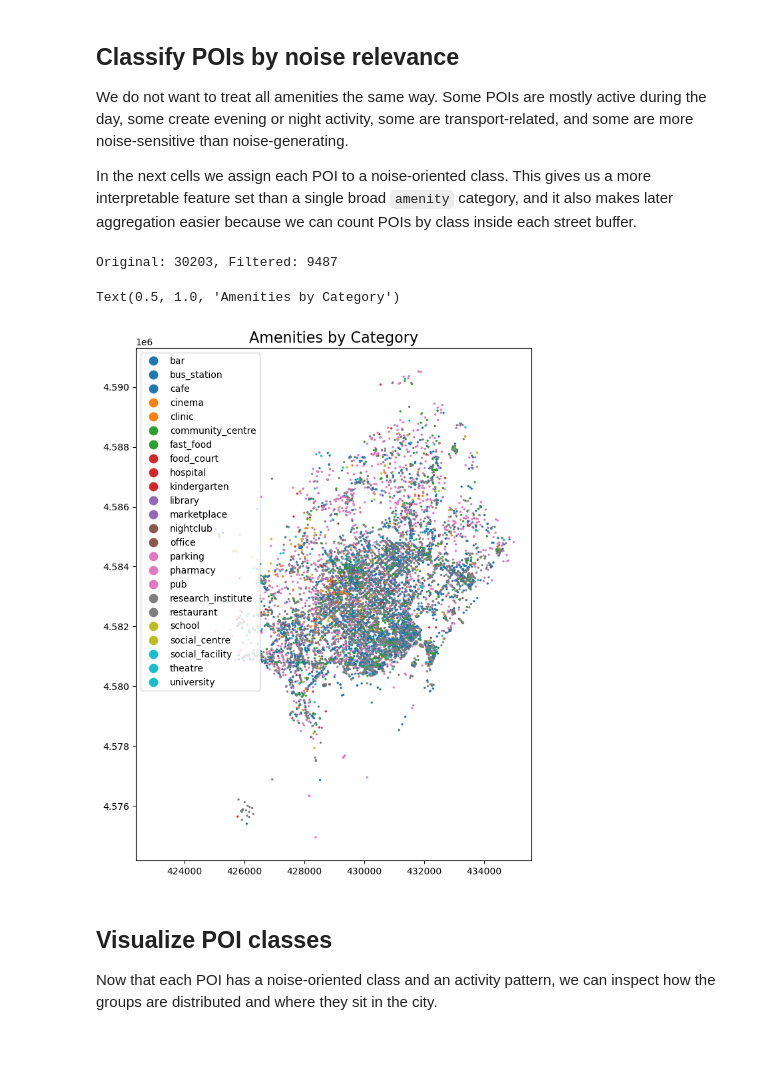
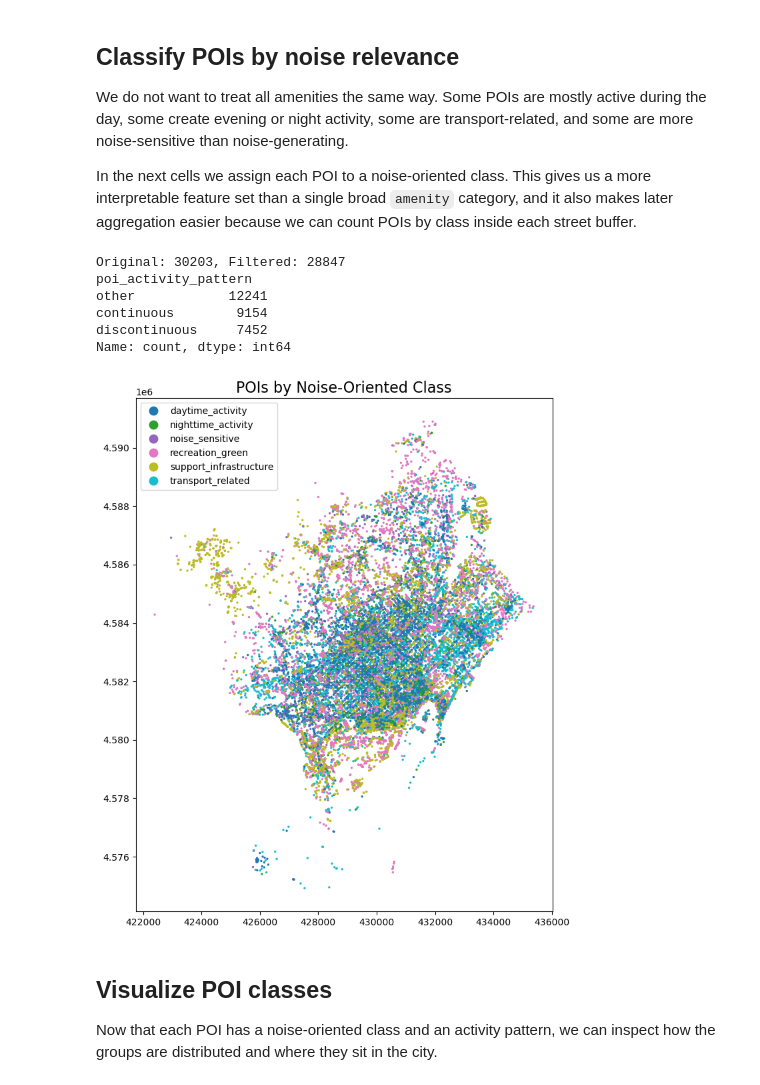
Before and after one commit to AndreaCutroni/ML-Noise-Prediction, a Jupyter notebook: notebooks/osm/OSM_points.ipynb, the cells around one changed output. Cells and saved outputs as stored; diff of their text form; code cells hidden in the pictures; blank space fills up the shorter version.

Commit message:
relocating other category items

```diff
--- a/notebooks/osm/OSM_points.ipynb
+++ b/notebooks/osm/OSM_points.ipynb
@@ -209,33 +380,25 @@ We do not want to treat all amenities the same way. Some POIs are mostly active
 
 In the next cells we assign each POI to a noise-oriented class. This gives us a more interpretable feature set than a single broad `amenity` category, and it also makes later aggregation easier because we can count POIs by class inside each street buffer.
 # %%
-# Amenities likely to affect or be affected by noise
-categories = [
-    'restaurant', 'cafe', 'bar', 'pub', 'nightclub', 'fast_food', 'food_court',
-    'school', 'research_institute', 'university', 'library', 'kindergarten',
-    'hospital', 'clinic', 'pharmacy',
-    'shopping_mall', 'shop', 'supermarket', 'marketplace',
-    'parking', 'parking_lot', 'taxi',
-    'station', 'bus_station', 'train_station',
-    'hotel', 'hostel',
-    'office', 'workplace',
-    'park', 'playground', 'recreation_ground',
-    'music_venue', 'cinema', 'theatre',
-    'social_facility', 'social_centre', 'community_centre'
-]
-pois_filtered = pois[pois['amenity'].isin(categories)]
+# POIs that are still 'other' after the class mapping are excluded from the analysis.
+# This keeps the downstream counts focused on the classes we can interpret.
+pois_filtered = pois[pois['poi_noise_class'] != 'other']
 print(f"Original: {len(pois)}, Filtered: {len(pois_filtered)}")
 
 # Show the POIs by the new noise-oriented class instead of the raw amenity tag.
 ax = pois_filtered.plot(figsize=(10, 10), column='poi_noise_class', legend=True, markersize=2)
 ax.set_title("POIs by Noise-Oriented Class", fontsize=16)
 
 # This second label helps distinguish uses that are active all day from those that are more time-specific.
 print(pois_filtered['poi_activity_pattern'].value_counts())
 # %% [output]
-Original: 30203, Filtered: 9487
+Original: 30203, Filtered: 28847
+poi_activity_pattern
+other            12241
+continuous        9154
+discontinuous     7452
+Name: count, dtype: int64
-Text(0.5, 1.0, 'Amenities by Category')
-[figure, old version]
+[figure, new version]
 # %% [markdown]
 ## Visualize POI classes
 
```
Also changed, not shown: parts of 3 cells of this notebook.
